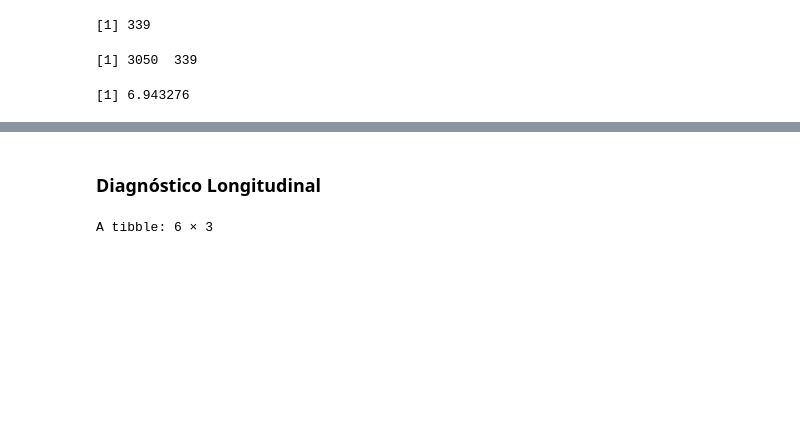
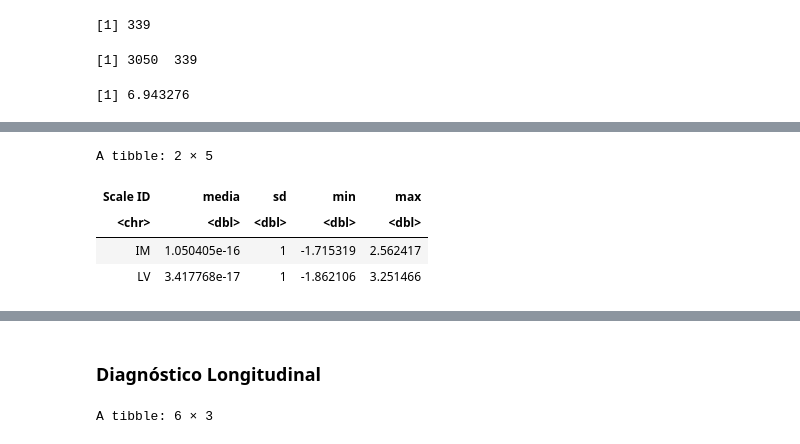
Before and after one commit to maxwpa/mestrado, a Jupyter notebook: analise_inova.ipynb, the cells around one changed output, grey strips where cells are left out. Cells and saved outputs as stored; diff of their text form; code cells hidden in the pictures; blank space fills up the shorter version.

```diff
--- a/analise_inova.ipynb
+++ b/analise_inova.ipynb
@@ -1519,0 +1607,15 @@ mean(is.na(panel_wide))*100
+# %%
+onet %>%
+  group_by(`Scale ID`) %>%
+  summarise(
+    media = mean(z_Data_Value, na.rm = TRUE),
+    sd = sd(z_Data_Value, na.rm = TRUE),
+    min = min(z_Data_Value, na.rm = TRUE),
+    max = max(z_Data_Value, na.rm = TRUE)
+  )
+# %% [output]
+A tibble: 2 × 5
+| Scale ID | media | sd | min | max |
+| <chr> | <dbl> | <dbl> | <dbl> | <dbl> |
+| IM | 1.050405e-16 | 1 | -1.715319 | 2.562417 |
+| LV | 3.417768e-17 | 1 | -1.862106 | 3.251466 |
```
Also changed, not shown: parts of 21 cells of this notebook.
